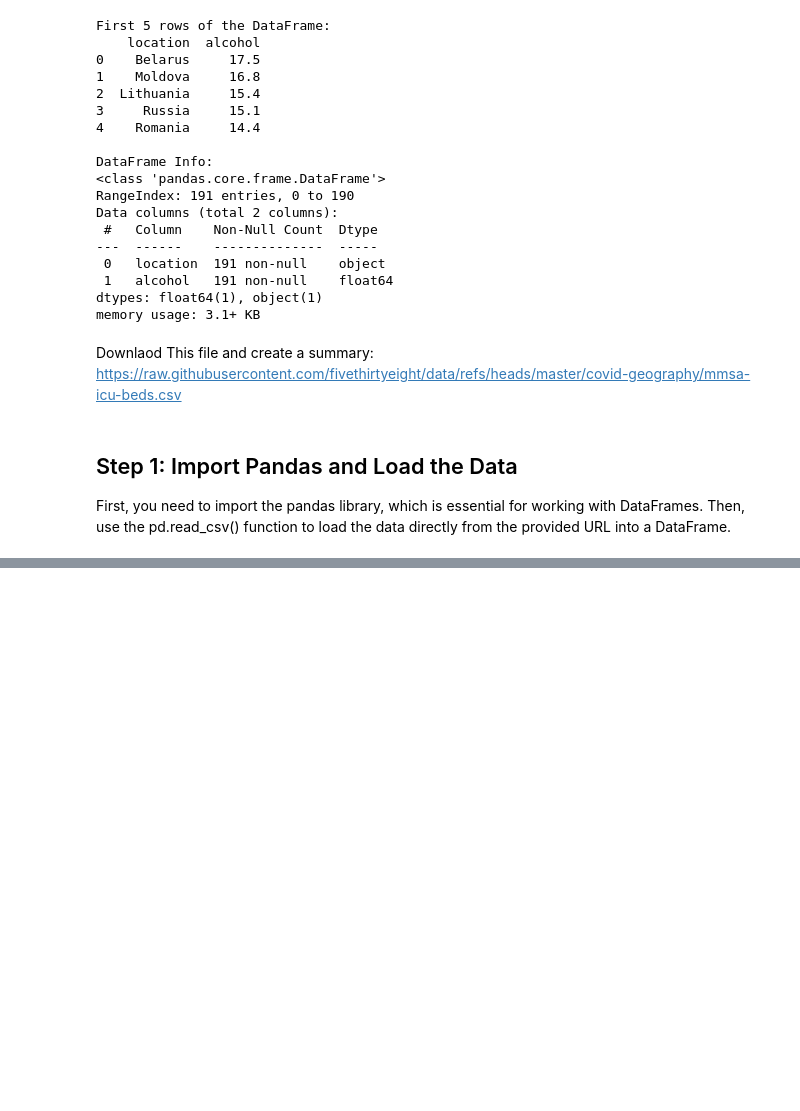
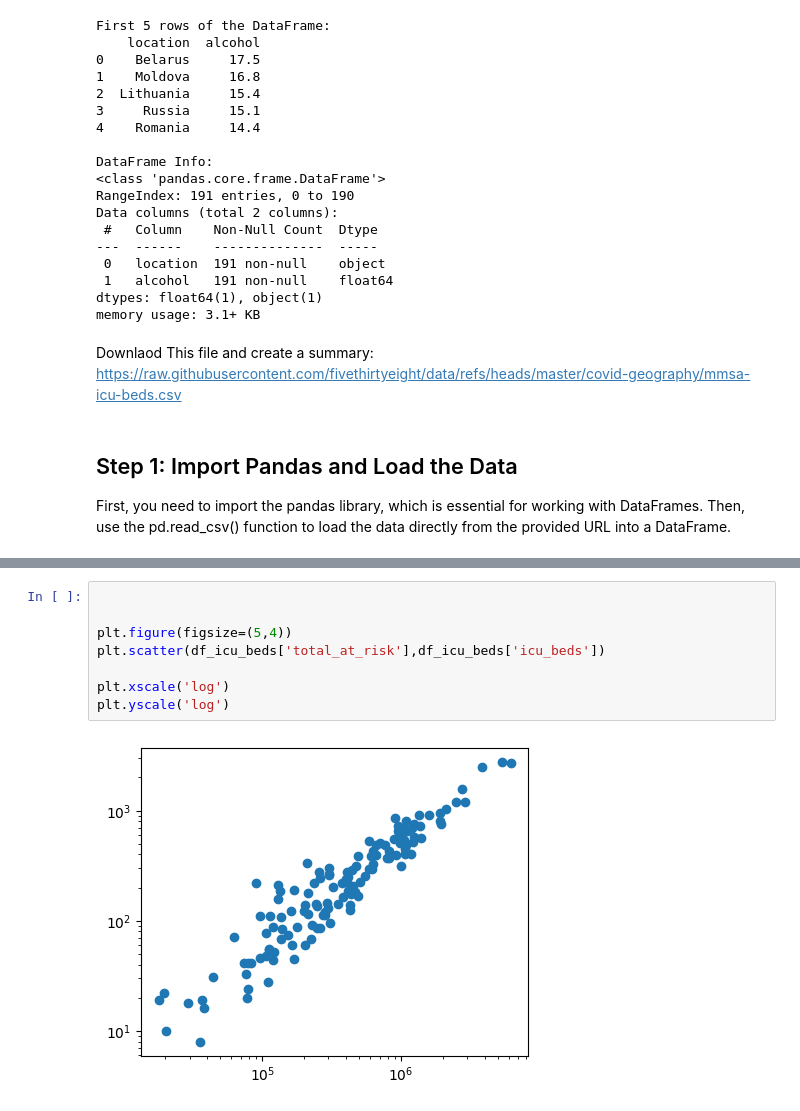
Before and after one commit to gurkanbebek/MSM_BB2B, a Jupyter notebook: Intro_to_Python_Files_Data_Loading,_and_Basic_Plotting.ipynb, the cells around one changed output, grey strips where cells are left out. Saved outputs shown, nothing was run; the diff lists cells and outputs as text; blank space fills up the shorter version.

```diff
--- a/Intro_to_Python_Files_Data_Loading,_and_Basic_Plotting.ipynb
+++ b/Intro_to_Python_Files_Data_Loading,_and_Basic_Plotting.ipynb
@@ -138,0 +243,10 @@ print("Data loaded successfully!")
+# %%
+
+
+plt.figure(figsize=(5,4))
+plt.scatter(df_icu_beds['total_at_risk'],df_icu_beds['icu_beds'])
+
+plt.xscale('log')
+plt.yscale('log')
+# %% [output]
+[figure, added]
```
Also changed, not shown: parts of 11 cells of this notebook.
